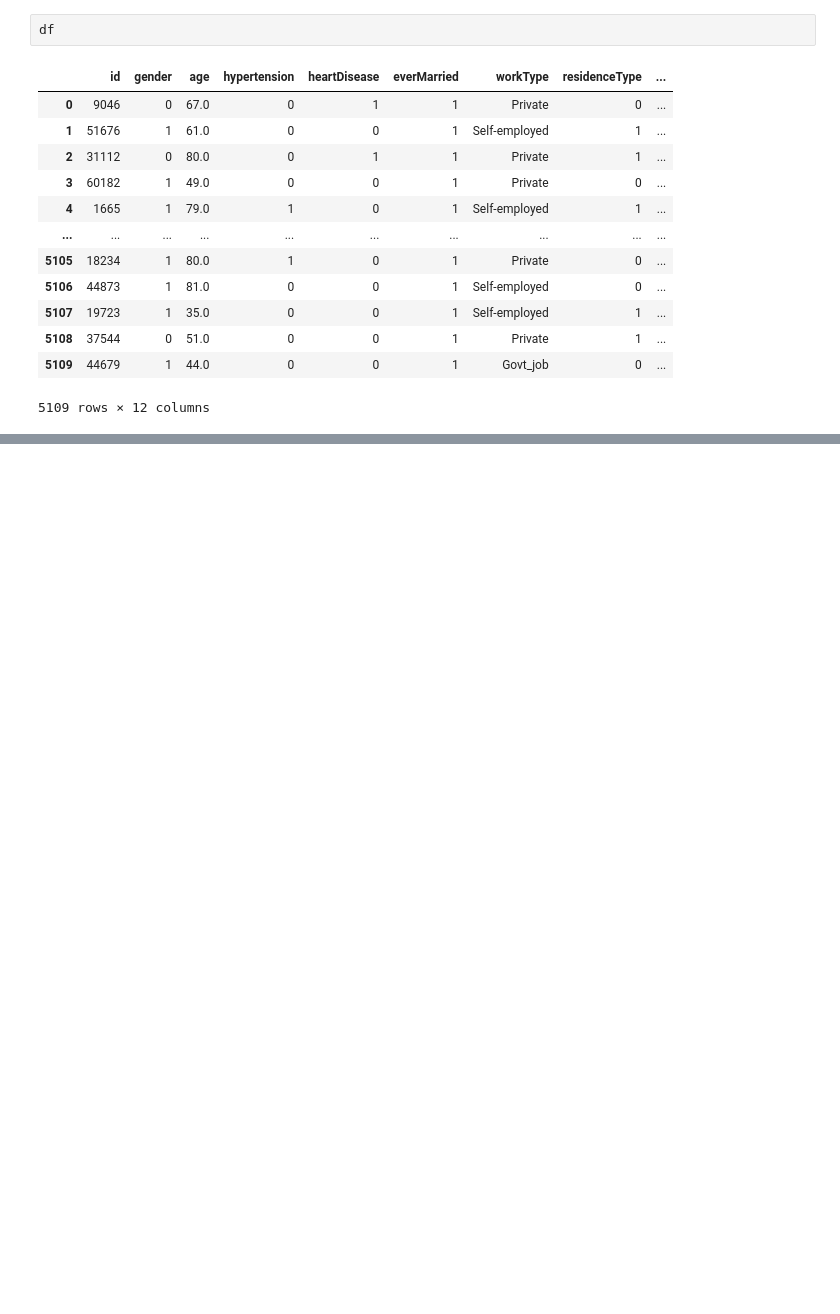
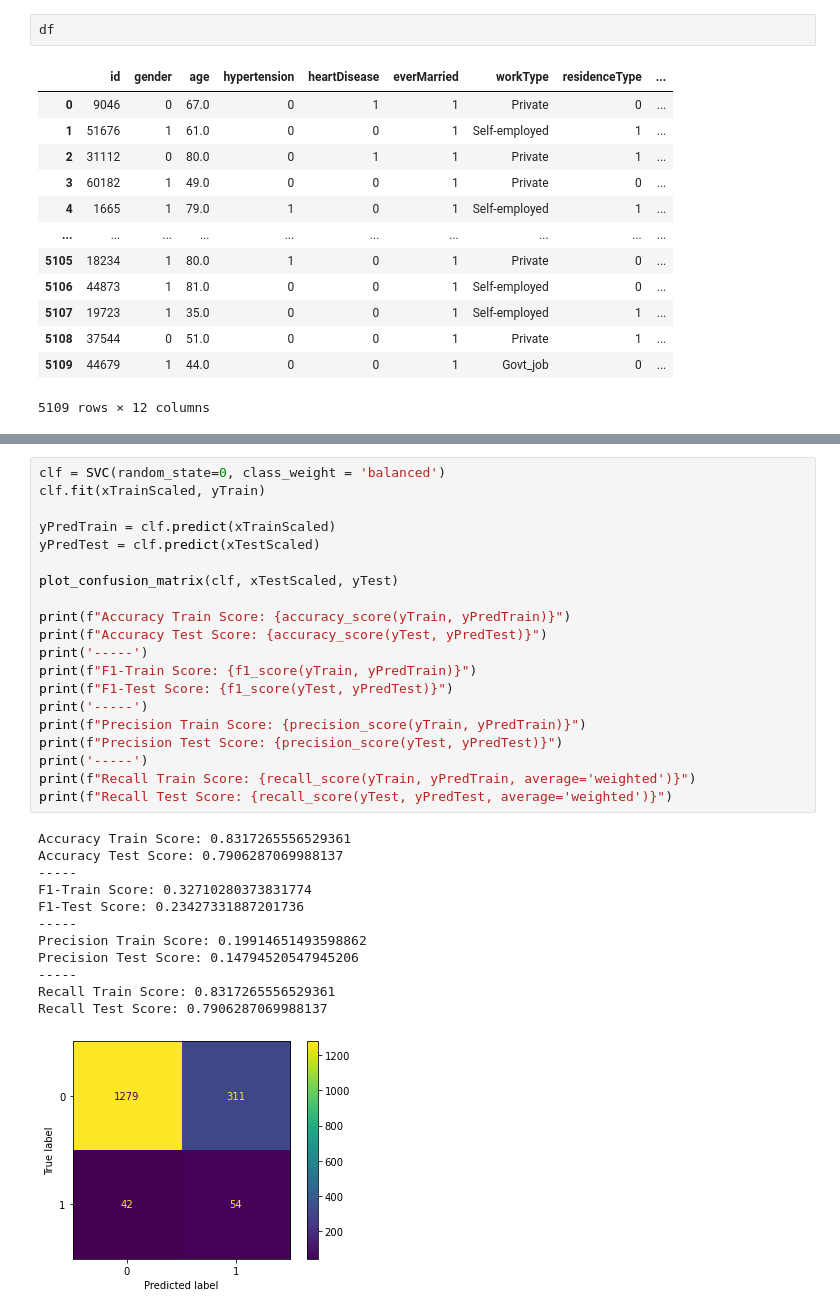
Before and after one commit to jpakele/strokePrediction, a Jupyter notebook: StrokePrediction.ipynb, the cells around one changed output, grey strips where cells are left out. Saved outputs shown, nothing was run; the diff lists cells and outputs as text; blank space fills up the shorter version.

```diff
--- a/StrokePrediction.ipynb
+++ b/StrokePrediction.ipynb
@@ -397,0 +330,33 @@ Please also refer to the documentation for alternative solver options:
+# %%
+clf = SVC(random_state=0, class_weight = 'balanced')
+clf.fit(xTrainScaled, yTrain)
+
+yPredTrain = clf.predict(xTrainScaled)
+yPredTest = clf.predict(xTestScaled)
+
+plot_confusion_matrix(clf, xTestScaled, yTest)
+
+print(f"Accuracy Train Score: {accuracy_score(yTrain, yPredTrain)}")
+print(f"Accuracy Test Score: {accuracy_score(yTest, yPredTest)}")
+print('-----')
+print(f"F1-Train Score: {f1_score(yTrain, yPredTrain)}")
+print(f"F1-Test Score: {f1_score(yTest, yPredTest)}")
+print('-----')
+print(f"Precision Train Score: {precision_score(yTrain, yPredTrain)}")
+print(f"Precision Test Score: {precision_score(yTest, yPredTest)}")
+print('-----')
+print(f"Recall Train Score: {recall_score(yTrain, yPredTrain, average='weighted')}")
+print(f"Recall Test Score: {recall_score(yTest, yPredTest, average='weighted')}")
+# %% [output]
+Accuracy Train Score: 0.8317265556529361
+Accuracy Test Score: 0.7906287069988137
+-----
+F1-Train Score: 0.32710280373831774
+F1-Test Score: 0.23427331887201736
+-----
+Precision Train Score: 0.19914651493598862
+Precision Test Score: 0.14794520547945206
+-----
+Recall Train Score: 0.8317265556529361
+Recall Test Score: 0.7906287069988137
+[figure, added]
```
Also changed, not shown: parts of 17 cells of this notebook, 1 other file.
